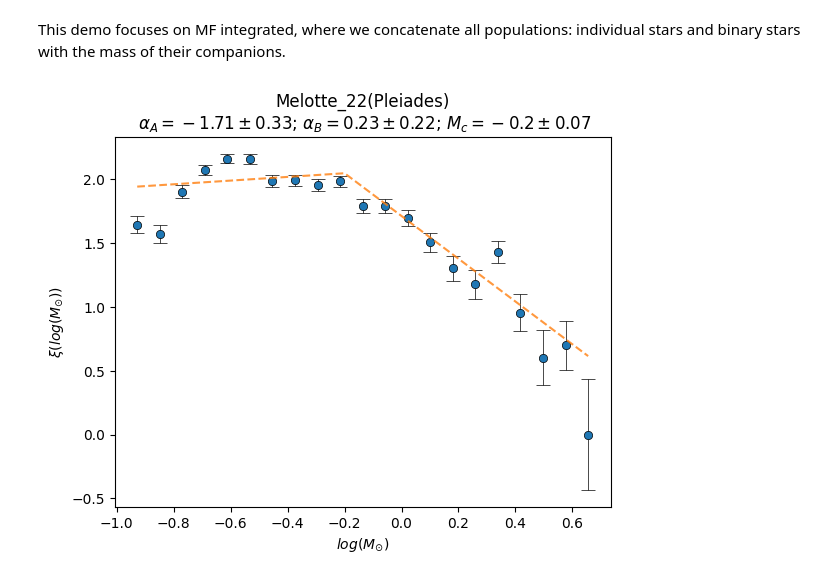
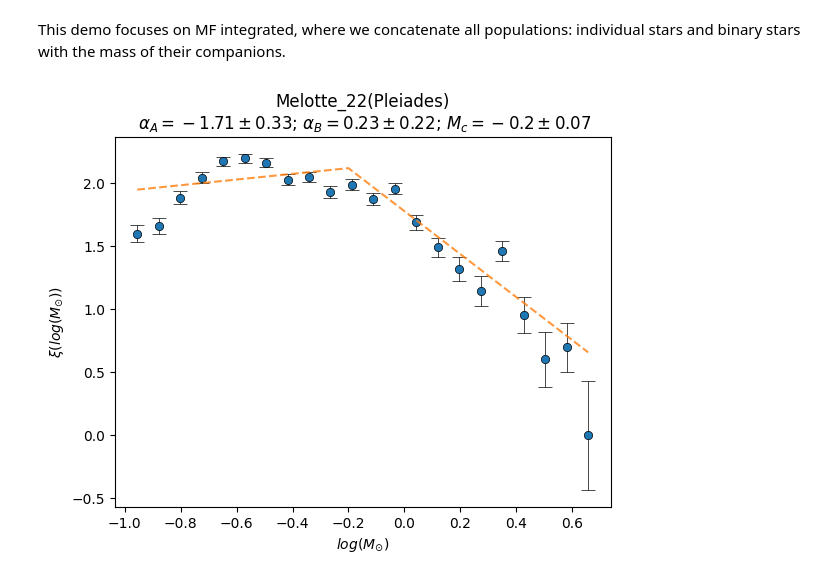
Before and after one commit to ander-son-almeida/DashboardOCmass, a Jupyter notebook: examples/IMF_exemple.ipynb, the cells around one changed output. Cells and saved outputs as stored; diff of their text form; code cells hidden in the pictures.

```diff
--- a/examples/IMF_exemple.ipynb
+++ b/examples/IMF_exemple.ipynb
@@ -18,7 +18,7 @@ name = 'Melotte_22' #Pleiades
 data_obs = np.load('Melotte_22.npy')
 # %%
 # function to fit IMF - segmented function
-def twosided_IMF(logm, logMc=0., slopeA=0., offsetA=1., slopeB=-1.0):
+def segmented_linear(logm, logMc=0., slopeA=0., offsetA=1., slopeB=-1.0):
     res = []
     for val in logm:
         if val > logMc:
@@ -32,7 +32,7 @@ def twosided_IMF(logm, logMc=0., slopeA=0., offsetA=1., slopeB=-1.0):
 # %%
 # extrapolation for white dwarfs
 # https://ui.adsabs.harvard.edu/abs/2018ApJ...866...21C/abstract
-def IMFR(initial_mass):
+def MFR(initial_mass):
     Mf = np.zeros(initial_mass.size)
     for i,mi in enumerate(initial_mass):
         if (mi > 0.87 and mi < 2.8):
@@ -60,7 +60,7 @@ def fit_MF(mass, title_str=''):
     #applying curve_fit in the segmented function
     #######################################################################
     guess = [0.02,-1.1, 1.1, 0.3]
-    popt, pcov = curve_fit(twosided_IMF, mass_bin_ctr, mass_cnt, p0=guess,
+    popt, pcov = curve_fit(segmented_linear, mass_bin_ctr, mass_cnt, p0=guess,
                         sigma=mass_cnt_er,max_nfev=1e5,
                         bounds=([-0.2, -3, 0., 0.01], [0.2, 0.0, np.inf, 3.0]),
                             )
@@ -81,16 +81,16 @@ def fit_MF(mass, title_str=''):
     # extrapolation
     #######################################################################
     mass_pts = np.arange(np.log10(0.09),mass_bin_ctr.min(),np.diff(mass_bin_ctr)[0])
-    Nstars = twosided_IMF(mass_pts, Mc, alpha_high_mass, offset, alpha_low_mass)
+    Nstars = segmented_linear(mass_pts, Mc, alpha_high_mass, offset, alpha_low_mass)
 
     # total mass not visible
     inv_mass = (np.sum(10**mass_pts * 10**Nstars))
 
     mass_pts = np.arange(mass_bin_ctr.max(), np.log10(7.5),np.diff(mass_bin_ctr)[0])
-    Nstars = twosided_IMF(mass_pts, Mc, alpha_high_mass, offset, alpha_low_mass)
+    Nstars = segmented_linear(mass_pts, Mc, alpha_high_mass, offset, alpha_low_mass)
 
     # total mass in WDs
-    inv_mass_wd = (np.sum(IMFR(10**mass_pts) * 10**Nstars))
+    inv_mass_wd = (np.sum(MFR(10**mass_pts) * 10**Nstars))
 
     return alpha_high_mass, alpha_low_mass, Mc, offset, alpha_high_mass_error, \
         alpha_low_mass_error, Mc_error, offset_error, mass_cnt, mass_cnt_er, \
@@ -106,24 +106,24 @@ mass_bin_ctr_int, inv_mass_sing_int, inv_mass_wd_sing_int, popt_int = fit_MF(mas
 
 title = name + '(Pleiades)' +'\n 'r'$\alpha_A = {} \pm {}$; $\alpha_B = {} \pm {}$; $M_c = {} \pm {}$'
 # %%
-# graphic IMF
+# graphic MF
 
 fig = plt.figure()
 ax = plt.axes()
-ax.errorbar(mass_bin_ctr, mass_cnt, yerr = mass_cnt_er, fmt='o', capsize=5, mec='k',
+ax.errorbar(mass_bin_ctr_int, mass_cnt_int, yerr = mass_cnt_er_int, fmt='o', capsize=5, mec='k',
                 ecolor='k',capthick=0.5,markeredgewidth=0.5,lw=0.5,zorder=1,label='data')
 plt.title(title.format(
                         np.around(alpha_high_int, decimals=2),
                         np.around(alpha_high_er_int, decimals=2),
                         np.around(alpha_low_int, decimals=2),
                         np.around(alpha_low_er_int, decimals=2),
                         np.around(Mc_int, decimals=2),
                         np.around(Mc_er_int, decimals=2)))
 
-xplot = np.linspace(mass_bin_ctr.min(),mass_bin_ctr.max(),1000)
-plt.plot(xplot, twosided_IMF(xplot, *popt), '--', label='two sided IMF',alpha = 0.8)
+xplot = np.linspace(mass_bin_ctr_int.min(),mass_bin_ctr_int.max(),1000)
+plt.plot(xplot, segmented_linear(xplot, *popt_int), '--', label='two sided IMF',alpha = 0.8)
 plt.xlabel('$log(M_{\odot})$')
 plt.ylabel('$\\xi(log(M_{\odot}))$')
 plt.show()
 # %% [output]
-[figure, old version]
+[figure, new version]
```
Also changed, not shown: parts of 1 cell of this notebook.
